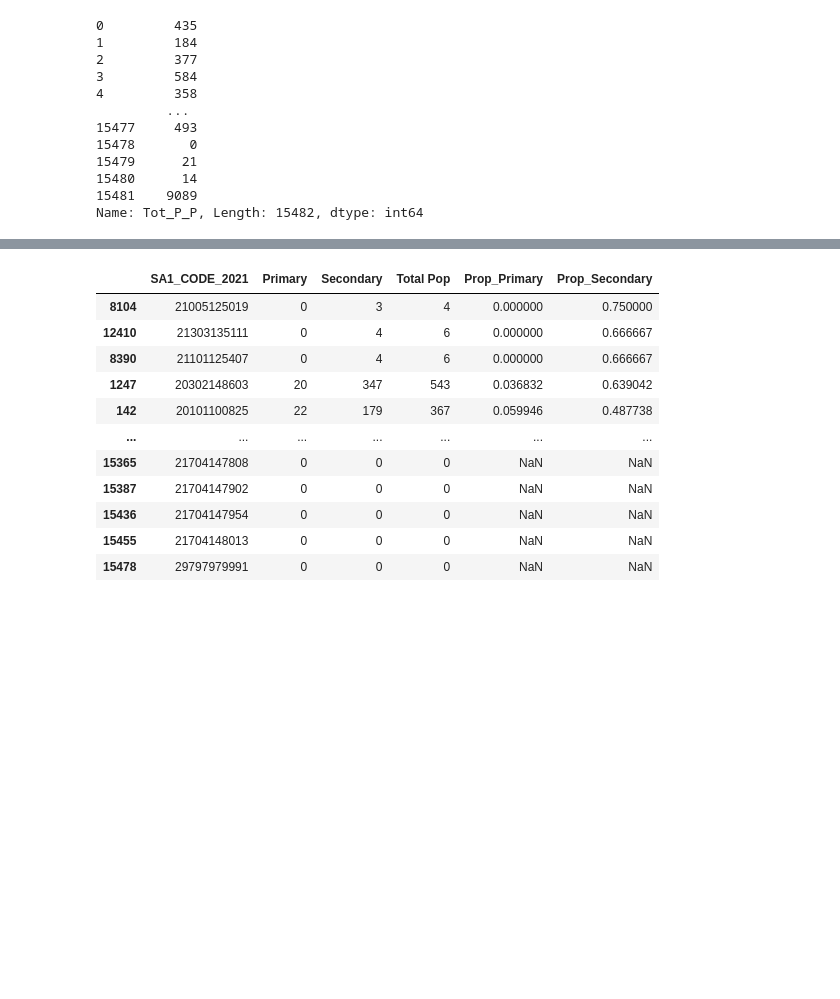
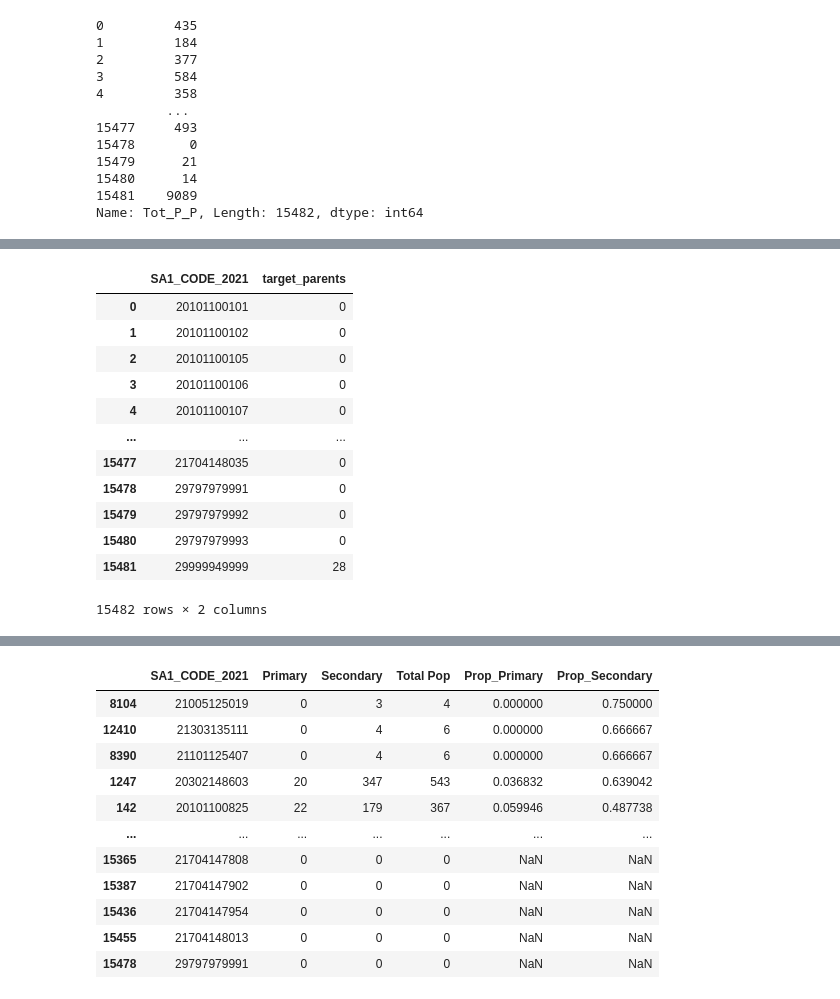
Before and after one commit to JQ4386/marketing_analysis, a Jupyter notebook: data.ipynb, the cells around one changed output, grey strips where cells are left out. Cells and saved outputs as stored; diff of their text form; code cells hidden in the pictures; blank space fills up the shorter version.

```diff
--- a/data.ipynb
+++ b/data.ipynb
@@ -45,0 +57,25 @@ china_born_df[china_born_df["SA1 Code"] == 20703116357]
+# %%
+# Taiwan + Singapore
+
+df = pd.read_csv("./2021Census_G09H_VIC_SA1.csv")
+
+tw_sing_df = df[["SA1_CODE_2021","P_Taiwan_25_44", "P_Taiwan_45_54", "P_Singapore_25_44", "P_Singapore_45_54"]].copy()
+
+tw_sing_df["target_parents"] = tw_sing_df["P_Taiwan_25_44"] + tw_sing_df["P_Taiwan_45_54"] + tw_sing_df["P_Singapore_25_44"] + tw_sing_df["P_Singapore_45_54"]
+
+tw_sing_df = tw_sing_df.iloc[:, [0, 5]]
+tw_sing_df
+# %% [output]
+|  | SA1_CODE_2021 | target_parents |
+| 0 | 20101100101 | 0 |
+| 1 | 20101100102 | 0 |
+| 2 | 20101100105 | 0 |
+| 3 | 20101100106 | 0 |
+| 4 | 20101100107 | 0 |
+| ... | ... | ... |
+| 15477 | 21704148035 | 0 |
+| 15478 | 29797979991 | 0 |
+| 15479 | 29797979992 | 0 |
+| 15480 | 29797979993 | 0 |
+| 15481 | 29999949999 | 28 |
+15482 rows × 2 columns
```
Also changed, not shown: parts of 8 cells of this notebook, 2 other files.
